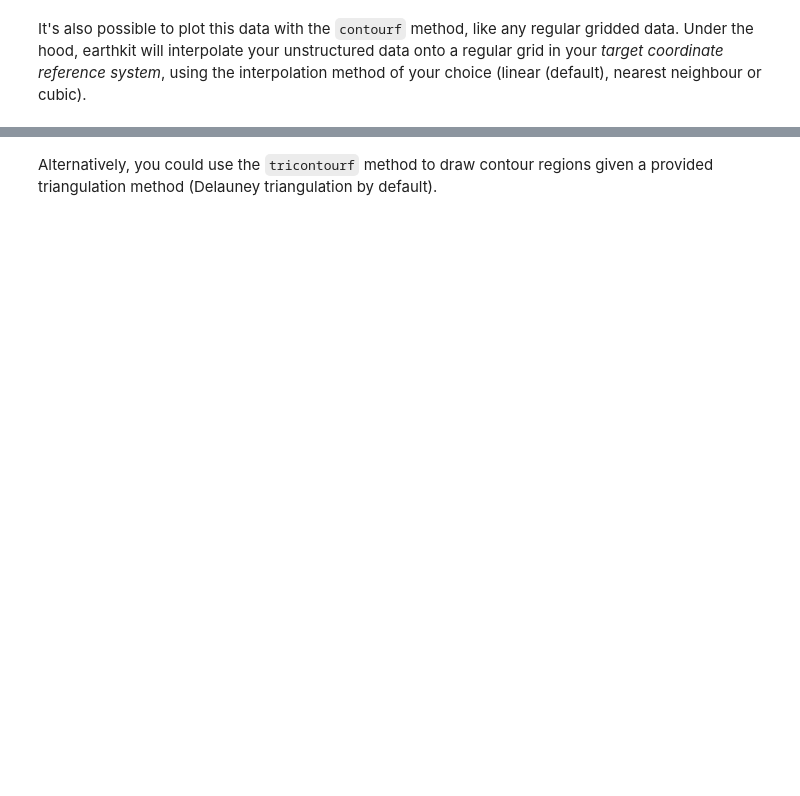
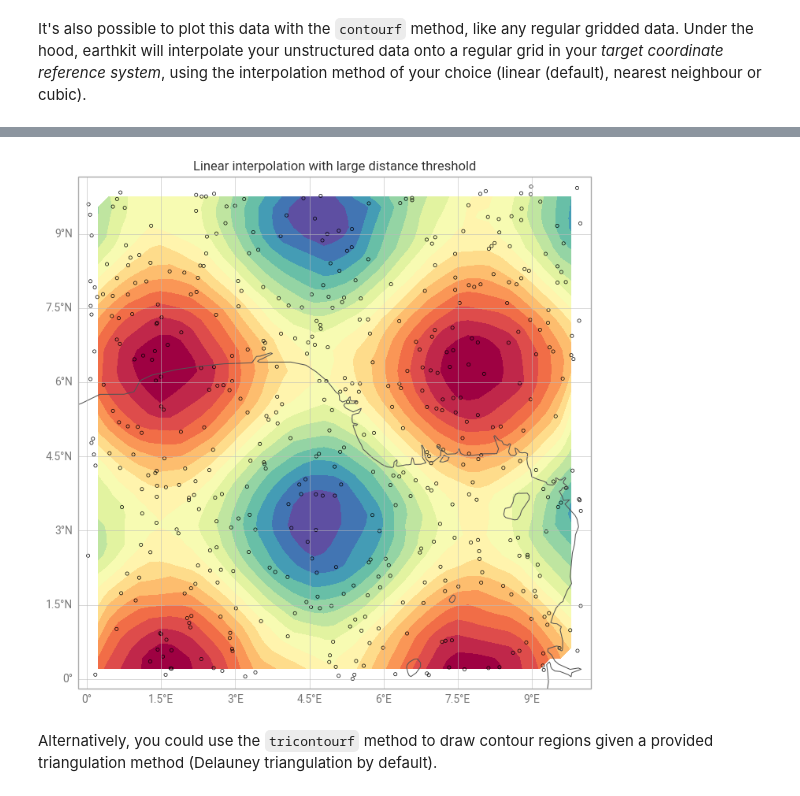
Before and after one commit to ecmwf/earthkit-plots, a Jupyter notebook: docs/examples/gallery/gridded-data/unstructured-grids.ipynb, the cells around one changed output, grey strips where cells are left out. Cells and saved outputs as stored; diff of their text form; code cells hidden in the pictures; blank space fills up the shorter version.

Commit message:
Feat/auto resample (#197)
* Adds new versions of gallery notebooks

* Adds resampling based on available resolution and/or subplot size

```diff
--- a/docs/examples/gallery/gridded-data/unstructured-grids.ipynb
+++ b/docs/examples/gallery/gridded-data/unstructured-grids.ipynb
@@ -60,3 +60,22 @@ chart.show()
+# %%
+from earthkit.plots.resample import Unstructured
+
+chart = ekp.Map()
+
+resample = Unstructured(method="linear", distance_threshold=1)
+
+chart.contourf(x=x, y=y, z=values, style=style, resample=resample)
+
+chart.scatter(x=points[:, 0], y=points[:, 1], color="none", marker=".")
+
+chart.coastlines()
+chart.gridlines()
+
+chart.title("Linear interpolation with large distance threshold")
+
+chart.show()
+# %% [output]
+[figure, added]
 # %% [markdown]
 Alternatively, you could use the `tricontourf` method to draw contour regions given a provided triangulation method (Delauney triangulation by default).
 # %%
```
Also changed, not shown: parts of 6 cells of this notebook, 37 other files.
